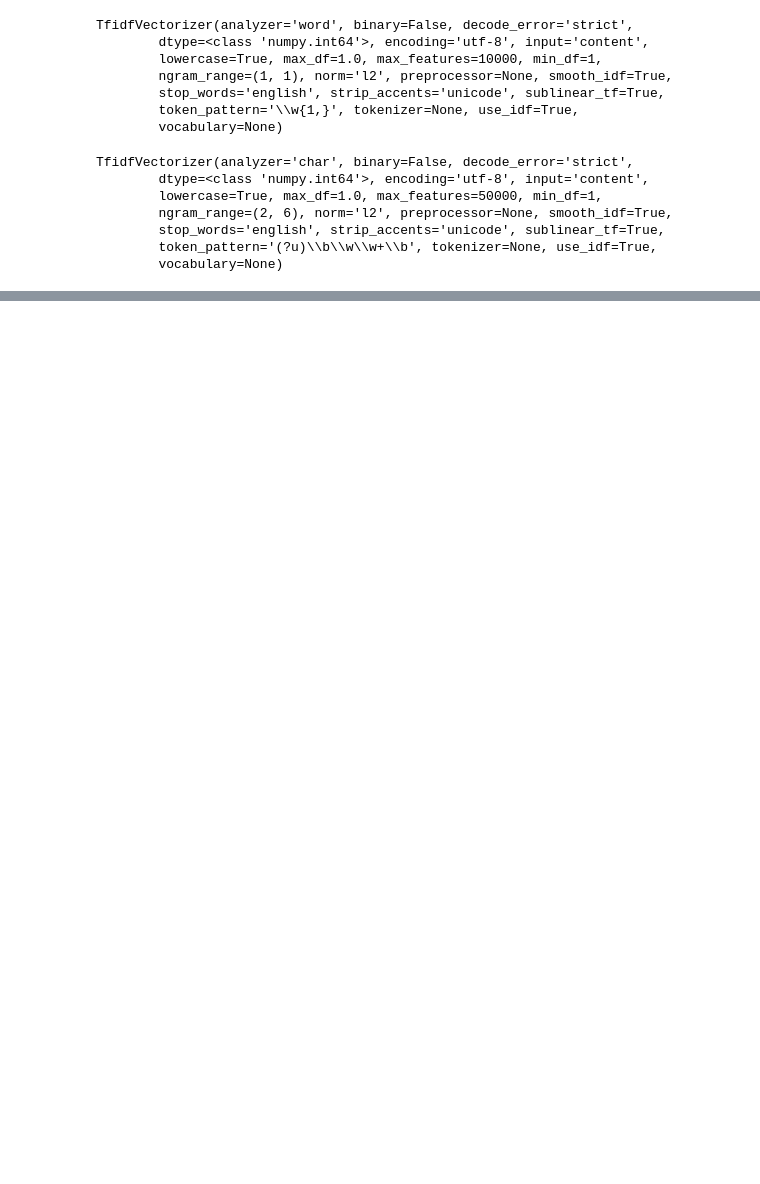
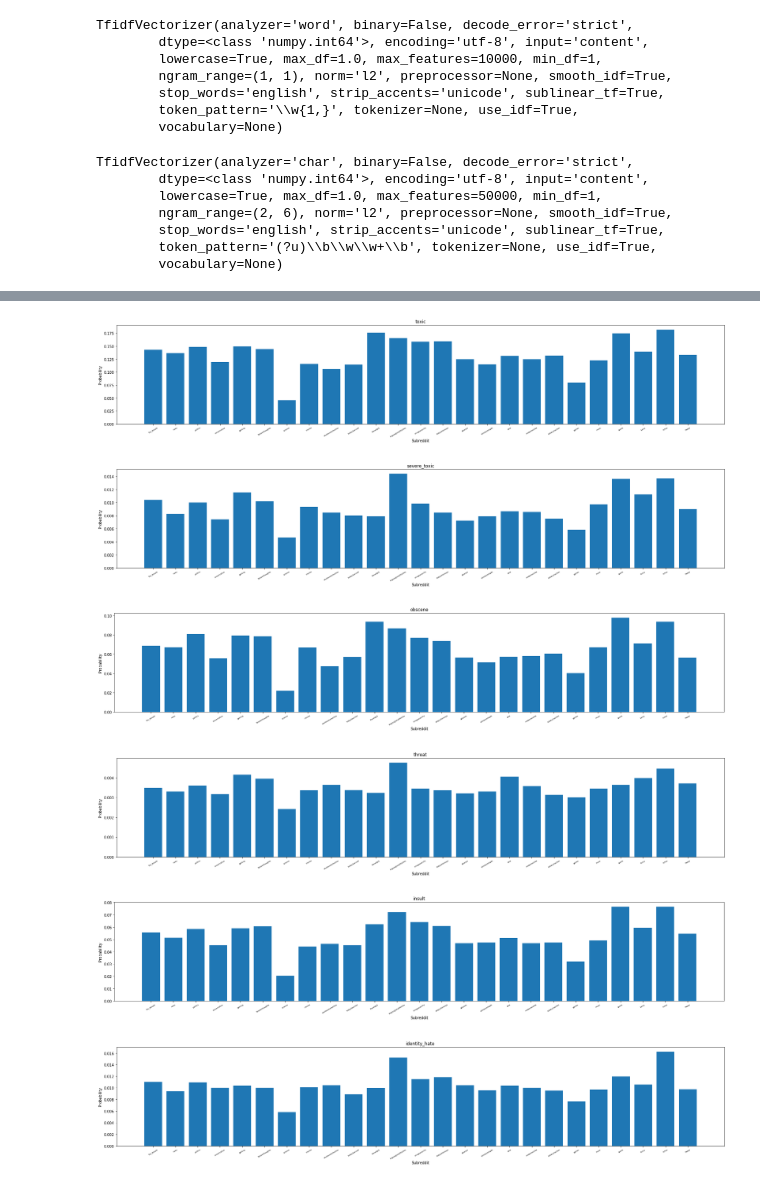
Before and after one commit to aneesh297/Toxicity-Analysis-of-Reddit, a Jupyter notebook: Classifier/Reddit_comment_analysis.ipynb, the cells around one changed output, grey strips where cells are left out. Saved outputs shown, nothing was run; the diff lists cells and outputs as text; code cells hidden in the pictures; blank space fills up the shorter version.

```diff
--- a/Classifier/Reddit_comment_analysis.ipynb
+++ b/Classifier/Reddit_comment_analysis.ipynb
@@ -95,7 +120,7 @@ for sub in subs:
     score = []
     for c in class_names:
         x = df[df['subreddit']==sub]
-        score.append(x[c].sum())
+        score.append(x[c].sum()/x.shape[0])
     toxic_scores.append(score)
 # %%
 for i in range(len(subs)):
@@ -133,0 +150,24 @@ x.head()
+# %%
+def plot_bar_x(i):
+    f, ax = plt.subplots(figsize=(30,5))
+    index = np.arange(len(subs))
+    plt.bar(index, [x[i] for x in toxic_scores])
+    plt.xlabel('Subreddit', fontsize=10)
+    plt.ylabel('Probability', fontsize=10)
+    plt.xticks(index, subs, fontsize=5, rotation=30)
+    plt.title(class_names[i])
+    plt.show()
+# %%
+plot_bar_x(0)
+plot_bar_x(1)
+plot_bar_x(2)
+plot_bar_x(3)
+plot_bar_x(4)
+plot_bar_x(5)
+# %% [output]
+[figure, added]
+[figure, added]
+[figure, added]
+[figure, added]
+[figure, added]
+[figure, added]
```
Also changed, not shown: parts of 9 cells of this notebook, 1 other file.
